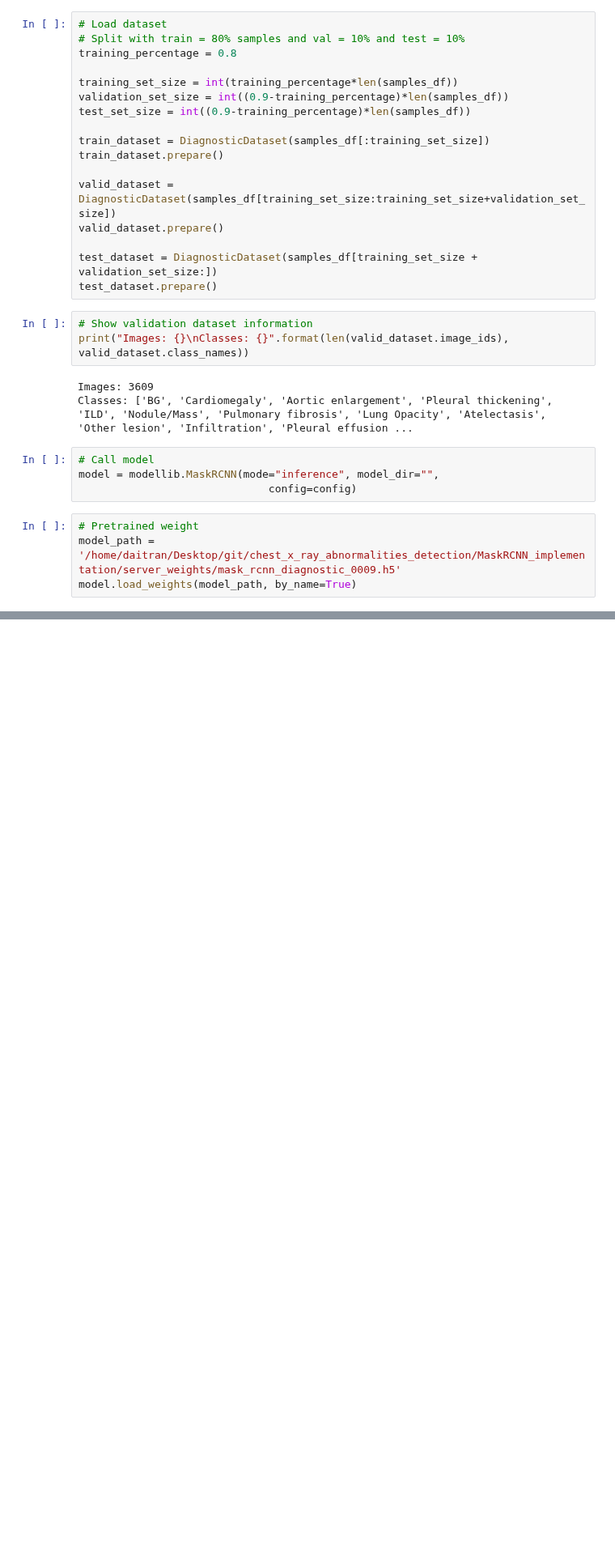
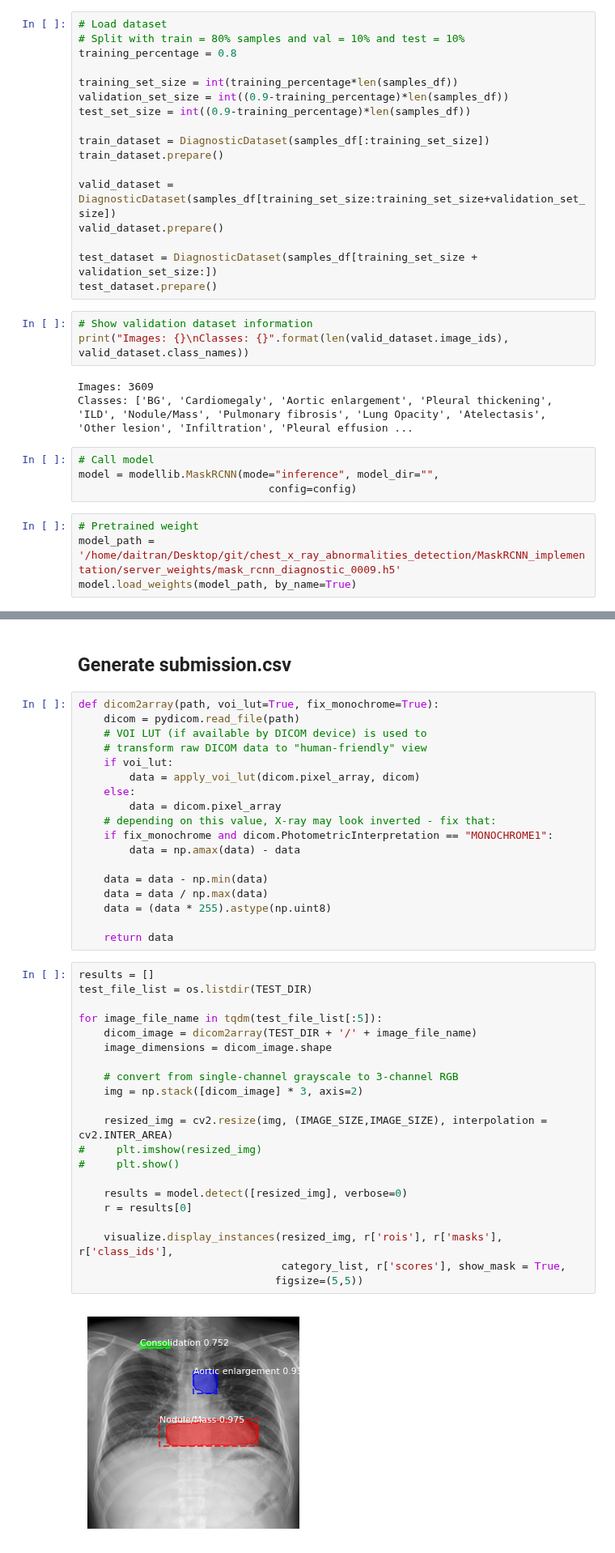
Before and after one commit to daitranskku/chest_x_ray_abnormalities_detection, a Jupyter notebook: MaskRCNN_implementation/model_evaluation.ipynb, the cells around one changed output, grey strips where cells are left out. Shown at 81% size. Drawn from its saved outputs; the diff is of its cells as text; blank space fills up the shorter version.

```diff
--- a/MaskRCNN_implementation/model_evaluation.ipynb
+++ b/MaskRCNN_implementation/model_evaluation.ipynb
@@ -272,0 +236,43 @@ anchors                  shape: (1, 65472, 4)         min:   -0.06642  max:    1
+# %% [markdown]
+## Generate submission.csv
+# %%
+def dicom2array(path, voi_lut=True, fix_monochrome=True):
+    dicom = pydicom.read_file(path)
+    # VOI LUT (if available by DICOM device) is used to
+    # transform raw DICOM data to "human-friendly" view
+    if voi_lut:
+        data = apply_voi_lut(dicom.pixel_array, dicom)
+    else:
+        data = dicom.pixel_array
+    # depending on this value, X-ray may look inverted - fix that:
+    if fix_monochrome and dicom.PhotometricInterpretation == "MONOCHROME1":
+        data = np.amax(data) - data
+
+    data = data - np.min(data)
+    data = data / np.max(data)
+    data = (data * 255).astype(np.uint8)
+
+    return data
+# %%
+results = []
+test_file_list = os.listdir(TEST_DIR)
+
+for image_file_name in tqdm(test_file_list[:5]):
+    dicom_image = dicom2array(TEST_DIR + '/' + image_file_name)
+    image_dimensions = dicom_image.shape
+
+    # convert from single-channel grayscale to 3-channel RGB
+    img = np.stack([dicom_image] * 3, axis=2)
+
+    resized_img = cv2.resize(img, (IMAGE_SIZE,IMAGE_SIZE), interpolation = cv2.INTER_AREA)
+#     plt.imshow(resized_img)
+#     plt.show()
+
+    results = model.detect([resized_img], verbose=0)
+    r = results[0]
+
+    visualize.display_instances(resized_img, r['rois'], r['masks'], r['class_ids'],
+                                category_list, r['scores'], show_mask = True,
+                               figsize=(5,5))
+# %% [output]
+[figure, added]
```
Also changed, not shown: parts of 3 cells of this notebook.
